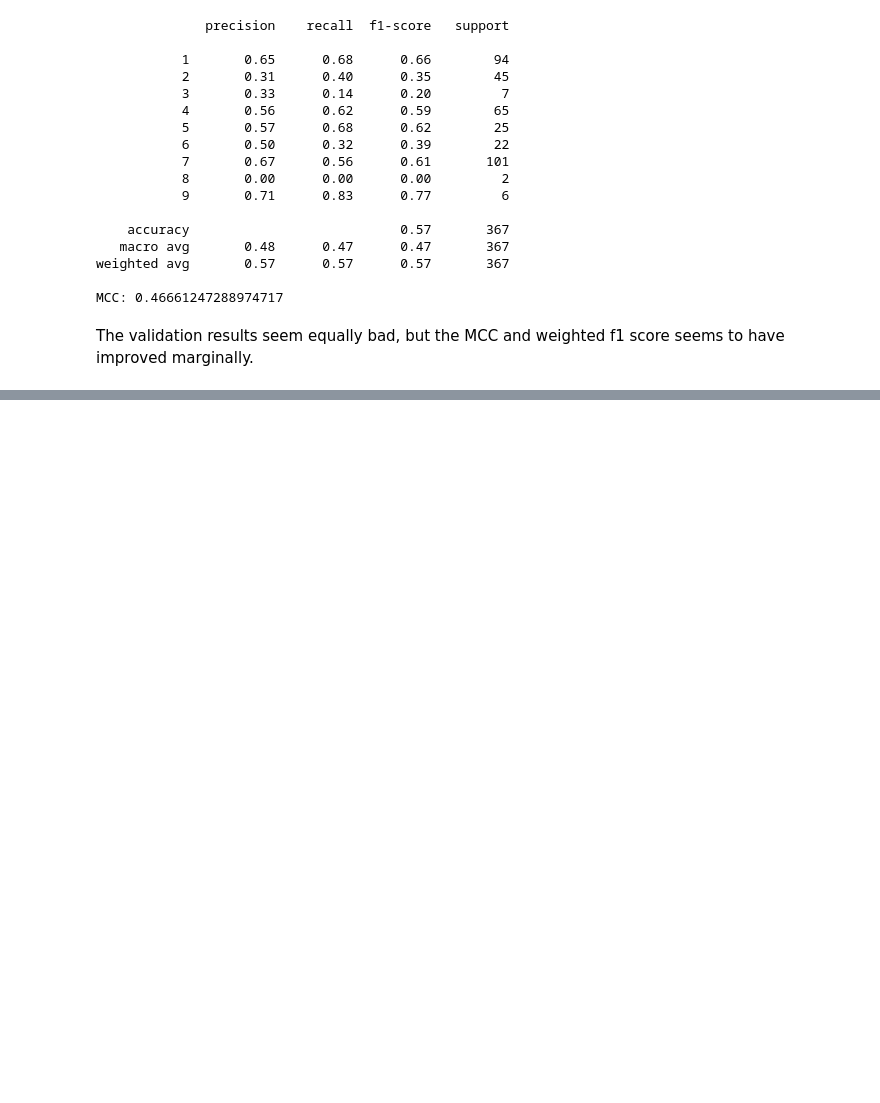
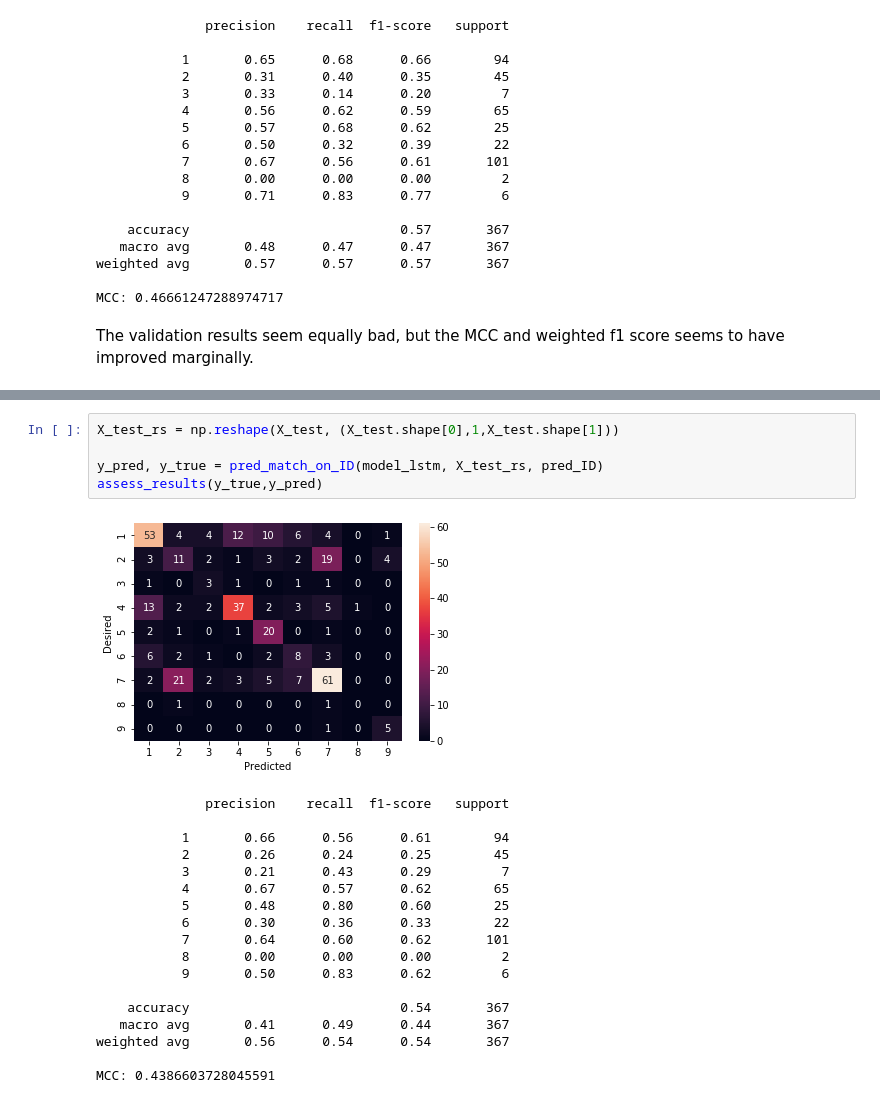
Before and after one commit to kfchou/PersonalizedMedicine, a Jupyter notebook: Classify_w_Keras.ipynb, the cells around one changed output, grey strips where cells are left out. Cells and saved outputs as stored; diff of their text form; blank space fills up the shorter version.

```diff
--- a/Classify_w_Keras.ipynb
+++ b/Classify_w_Keras.ipynb
@@ -332,0 +380,24 @@ Errors may have originated from an input operation.
+# %%
+X_test_rs = np.reshape(X_test, (X_test.shape[0],1,X_test.shape[1]))
+
+y_pred, y_true = pred_match_on_ID(model_lstm, X_test_rs, pred_ID)
+assess_results(y_true,y_pred)
+# %% [output]
+[figure, added]
+              precision    recall  f1-score   support
+
+           1       0.66      0.56      0.61        94
+           2       0.26      0.24      0.25        45
+           3       0.21      0.43      0.29         7
+           4       0.67      0.57      0.62        65
+           5       0.48      0.80      0.60        25
+           6       0.30      0.36      0.33        22
+           7       0.64      0.60      0.62       101
+           8       0.00      0.00      0.00         2
+           9       0.50      0.83      0.62         6
+
+    accuracy                           0.54       367
+   macro avg       0.41      0.49      0.44       367
+weighted avg       0.56      0.54      0.54       367
+
+MCC: 0.4386603728045591
```
Also changed, not shown: parts of 15 cells of this notebook.
